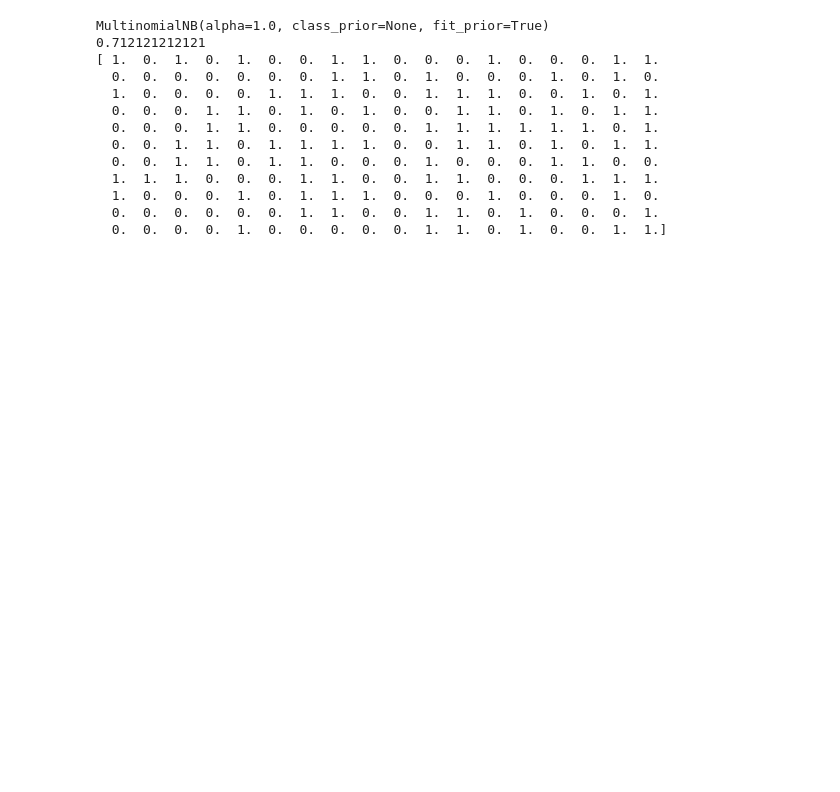
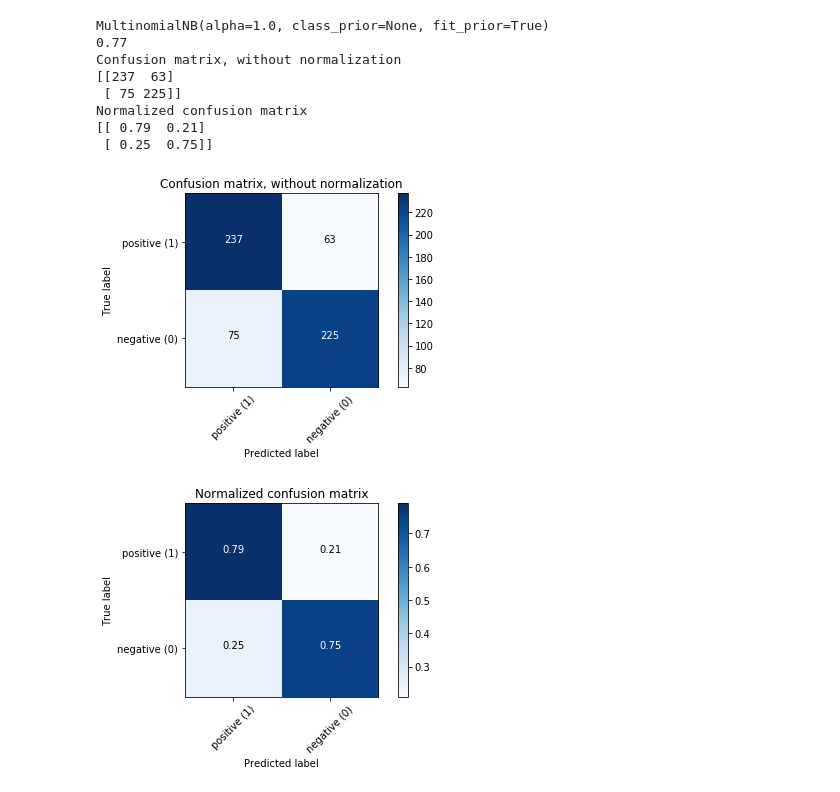
Before and after one commit to sar-var/424_exercise1, a Jupyter notebook: exercise1.ipynb, the cells around one changed output. Drawn from its saved outputs; the diff is of its cells as text; code cells hidden in the pictures; blank space fills up the shorter version.

```diff
--- a/exercise1.ipynb
+++ b/exercise1.ipynb
@@ -47,25 +110,23 @@ ValueError: Expected input with 541 features, got 124 instead
 # %%
 MultiNB = MultinomialNB()
 MultiNB.fit(X_train, y_train)
 print(MultiNB)
 
+y_expect = y_test
 y_pred = MultiNB.predict(X_test)
 print(accuracy_score(y_expect, y_pred))
-print(y_pred)
+make_confusion_matrix(y_test, y_pred)
 # %% [output]
 MultinomialNB(alpha=1.0, class_prior=None, fit_prior=True)
-0.712121212121
-[ 1.  0.  1.  0.  1.  0.  0.  1.  1.  0.  0.  0.  1.  0.  0.  0.  1.  1.
-  0.  0.  0.  0.  0.  0.  0.  1.  1.  0.  1.  0.  0.  0.  1.  0.  1.  0.
-  1.  0.  0.  0.  0.  1.  1.  1.  0.  0.  1.  1.  1.  0.  0.  1.  0.  1.
-  0.  0.  0.  1.  1.  0.  1.  0.  1.  0.  0.  1.  1.  0.  1.  0.  1.  1.
-  0.  0.  0.  1.  1.  0.  0.  0.  0.  0.  1.  1.  1.  1.  1.  1.  0.  1.
-  0.  0.  1.  1.  0.  1.  1.  1.  1.  0.  0.  1.  1.  0.  1.  0.  1.  1.
-  0.  0.  1.  1.  0.  1.  1.  0.  0.  0.  1.  0.  0.  0.  1.  1.  0.  0.
-  1.  1.  1.  0.  0.  0.  1.  1.  0.  0.  1.  1.  0.  0.  0.  1.  1.  1.
-  1.  0.  0.  0.  1.  0.  1.  1.  1.  0.  0.  0.  1.  0.  0.  0.  1.  0.
-  0.  0.  0.  0.  0.  0.  1.  1.  0.  0.  1.  1.  0.  1.  0.  0.  0.  1.
-  0.  0.  0.  0.  1.  0.  0.  0.  0.  0.  1.  1.  0.  1.  0.  0.  1.  1.]
+0.77
+Confusion matrix, without normalization
+[[237  63]
+ [ 75 225]]
+Normalized confusion matrix
+[[ 0.79  0.21]
+ [ 0.25  0.75]]
+[figure, added]
+[figure, added]
 # %%
 GausNB = GaussianNB()
 GausNB.fit(X_train, y_train)
```
Also changed, not shown: parts of 9 cells of this notebook, 7 other files.
